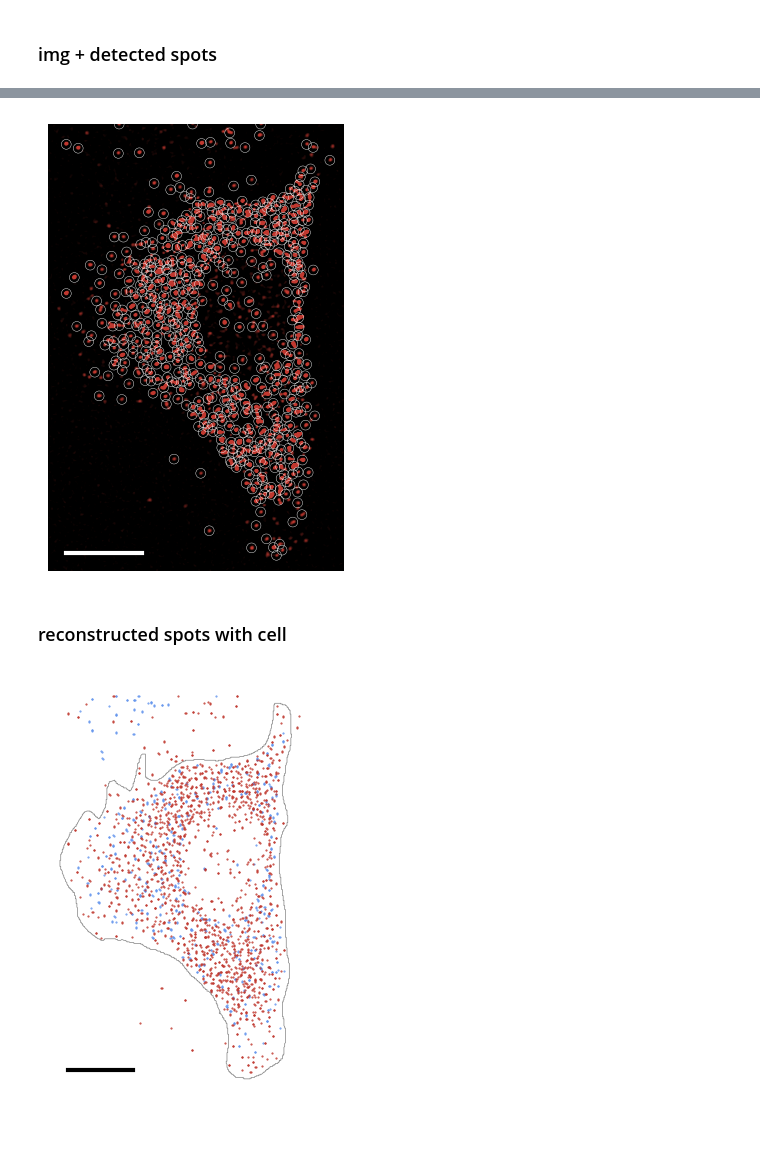
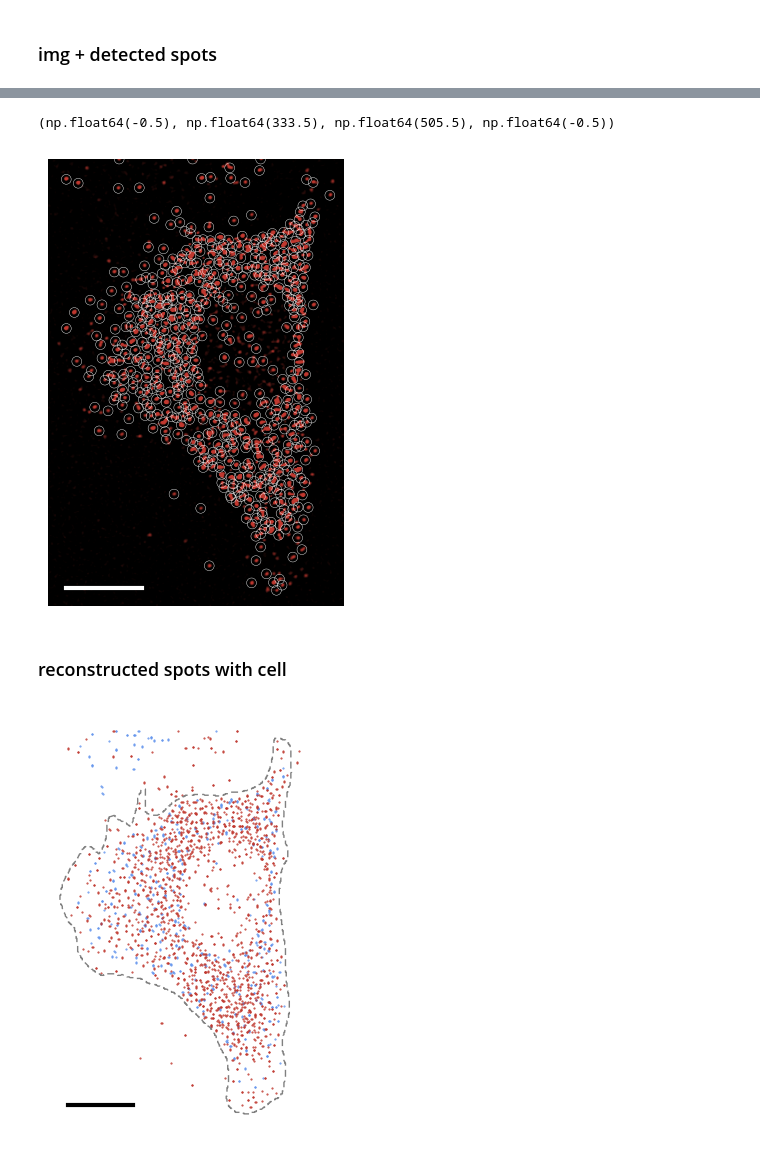
Before and after one commit to walterlab-um/RNA_SPT_in_cellular_condensates, a Jupyter notebook: plot_paper_figure/Fig1_rep_fixed_cell_spots.ipynb, the cells around one changed output, grey strips where cells are left out. Saved outputs shown, nothing was run; the diff lists cells and outputs as text; code cells hidden in the pictures.

```diff
--- a/plot_paper_figure/Fig1_rep_fixed_cell_spots.ipynb
+++ b/plot_paper_figure/Fig1_rep_fixed_cell_spots.ipynb
@@ -21,10 +21,10 @@ folder_save = "/Volumes/lsa-nwalter/Sam_Husna_turbo/Data/HOPS-RNA-project/paper_
 
 
 os.chdir(folder_save)
-zstack = imread("Merged-cropped.tif")
-df_RNA = pd.read_csv("20230314-UGD-ActB_2x-rep3-FOV-8-ch2.csv")
-df_condensate = pd.read_csv("20230314-UGD-ActB_2x-rep3-FOV-8-ch1.csv")
-cell_outline_coordinates = pd.read_csv("20230314-UGD-ActB_2x-rep3-FOV-8-cell-1.txt", sep="	", header=None)
+zstack = imread("Merged_GAPDH-cropped.tif")
+df_RNA = pd.read_csv("Merged_GAPDH-RNA_reformatted.csv")
+df_condensate = pd.read_csv("Merged_GAPDH-condensate_reformatted.csv")
+cell_outline_coordinates = pd.read_csv("Merged_GAPDH-cell.txt", sep="	", header=None)
 
 color_blue = "#6495ED"
 cmap_name = "dark2blue"
@@ -129,13 +128,14 @@ plt.gca().invert_yaxis()
 plt.tight_layout()
 plt.axis("scaled")
 plt.axis("off")
-plt.savefig(
-    "GAPDH-RNA-" + str(frame) + ".svg",
-    format="svg",
-    bbox_inches="tight",
-    dpi=600,
-)
+# plt.savefig(
+#     "GAPDH-RNA-" + str(frame) + ".svg",
+#     format="svg",
+#     bbox_inches="tight",
+#     dpi=600,
+# )
 # %% [output]
+(np.float64(-0.5), np.float64(333.5), np.float64(505.5), np.float64(-0.5))
 [figure]
 # %% [markdown]
 ### reconstructed spots with cell
@@ -161,34 +161,38 @@ plt.scatter(
 # cell boundary
 x = cell_outline_coordinates.iloc[:, 0].to_numpy()
 y = cell_outline_coordinates.iloc[:, 1].to_numpy()
-plt.plot(x, y, c="gray", lw=0.5)
+
+plt.plot(x, y, c="grey", lw=1, linestyle="--", dashes=(5, 3))
 # still the last closing line will be missing, get it below
+
 xlast = [x[-1], x[0]]
 ylast = [y[-1], y[0]]
-plt.plot(xlast, ylast, c="gray", lw=0.5)
+plt.plot(xlast, ylast, c="grey", lw=1, linestyle="--")
+
 # scale bar
 scalebar_length_um = 10
 scalebar_length_pxl = scalebar_length_um / 0.117
 x_pos = 20
 y_pos = 485
 plt.plot(
     [x_pos, x_pos + scalebar_length_pxl],
     [y_pos, y_pos],
     lw=3,
     ls="-",
     c="black",
 )
 plt.xlim(0, img_blue.shape[0])
 plt.ylim(0, img_blue.shape[1])
 plt.gca().invert_yaxis()
 plt.tight_layout()
 plt.axis("scaled")
 plt.axis("off")
 plt.savefig(
     "GAPDH-reconstructed.svg",
     format="svg",
     bbox_inches="tight",
     dpi=600,
+    transparent=True
 )
 # %% [output]
-[figure, old version]
+[figure, new version]
```
Also changed, not shown: parts of 2 cells of this notebook, 26 other files.
